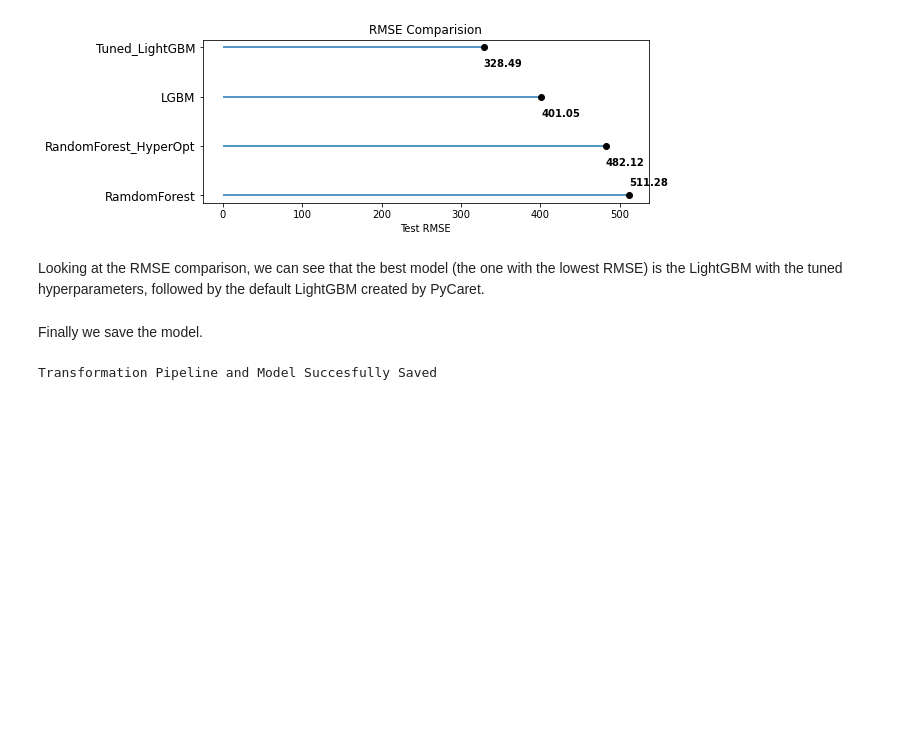
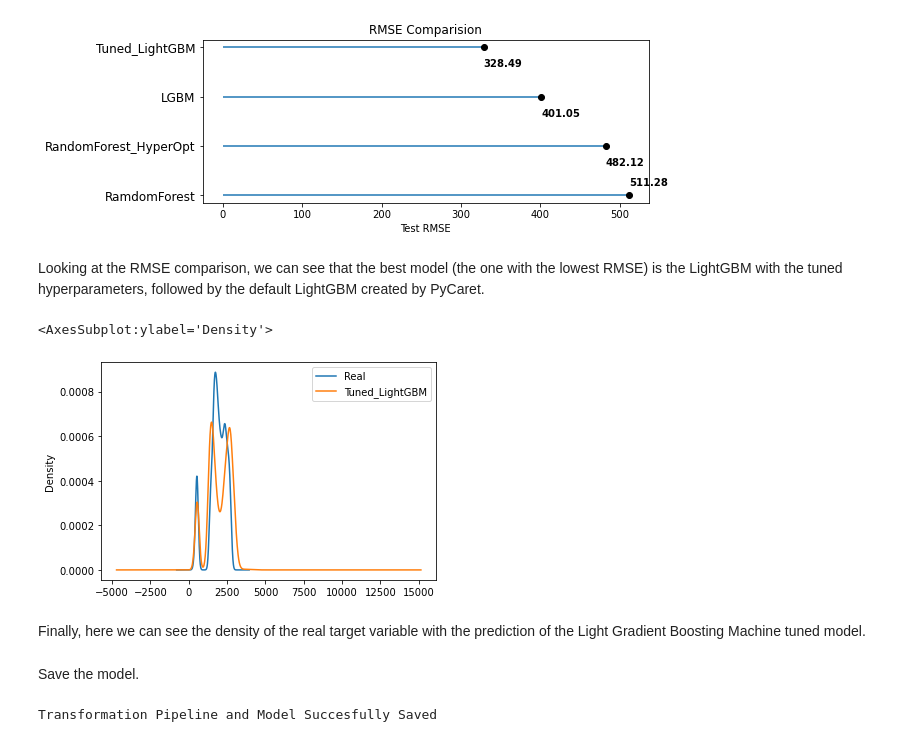
Before and after one commit to MarioGar25/Diamonds-everywhere, a Jupyter notebook: Diamonds-ML-Model.ipynb, the cells around one changed output. Drawn from its saved outputs; the diff is of its cells as text; code cells hidden in the pictures; blank space fills up the shorter version.

```diff
--- a/Diamonds-ML-Model.ipynb
+++ b/Diamonds-ML-Model.ipynb
@@ -915,8 +915,15 @@ plt.show;
 [figure]
 # %% [markdown]
 Looking at the RMSE comparison, we can see that the best model (the one with the lowest RMSE) is the LightGBM with the tuned hyperparameters, followed by the default LightGBM created by PyCaret.
+# %%
+pred_df.plot.kde()
+# %% [output]
+<AxesSubplot:ylabel='Density'>
+[figure, added]
+# %% [markdown]
+Finally, here we can see the density of the real target variable with the prediction of the Light Gradient Boosting Machine tuned model.
 # %% [markdown]
-Finally we save the model.
+Save the model.
 # %%
 save_model(finalize_t_lgbm, "LightGBM_opt_tpe")
 # %% [output]
```
Also changed, not shown: parts of 2 cells of this notebook, 4 other files.
